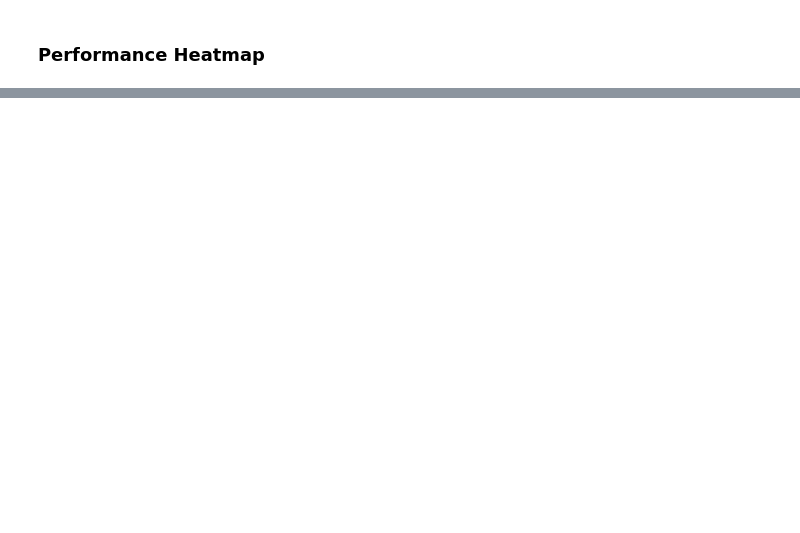
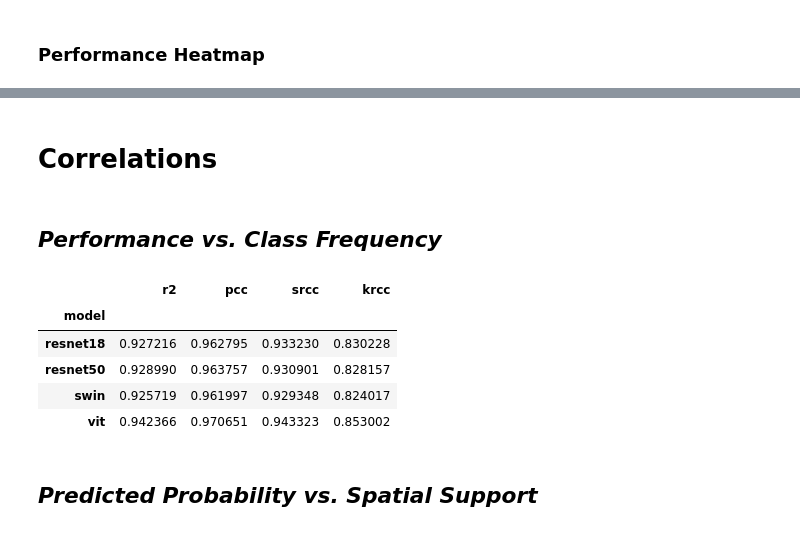
Before and after one commit to masseygeo/earthscape, a Jupyter notebook: notebooks/analysis_cls.ipynb, the cells around one changed output, grey strips where cells are left out. Drawn from its saved outputs; the diff is of its cells as text; code cells hidden in the pictures; blank space fills up the shorter version.

```diff
--- a/notebooks/analysis_cls.ipynb
+++ b/notebooks/analysis_cls.ipynb
@@ -1263,0 +1092,38 @@ plt.show()
+# %% [markdown]
+# **Correlations**
+# %% [markdown]
+## *Performance vs. Class Frequency*
+# %%
+
+# paths to compiled data...
+compiled_path = os.path.join(assets_dir, 'compiled_class.csv')
+stats_path = glob.glob(r'../assets/data_eda/*imbalance_metrics.csv')[0]
+
+response = 'f1 (id)'
+predictor = 'N_eff'
+
+##### pre-processing & calculate correlation...
+df_compiled = pd.read_csv(compiled_path)
+df_stats = pd.read_csv(stats_path)
+df = pd.merge(left=df_compiled, right=df_stats, how='inner', on='class')
+
+
+df_corr = pd.DataFrame({
+    "r2": df.groupby(['model', 'input']).apply(lambda g: g[predictor].corr(g[response], method="pearson"))**2,
+    "pcc": df.groupby(['model', 'input']).apply(lambda g: g[predictor].corr(g[response], method="pearson")),
+    "srcc": df.groupby(['model', 'input']).apply(lambda g: g[predictor].corr(g[response], method="spearman")),
+    "krcc": df.groupby(['model', 'input']).apply(lambda g: g[predictor].corr(g[response], method="kendall"))
+    })
+
+df_corr_avg = df_corr.groupby('model').mean()
+df_corr_avg.to_csv(f"{ASSETS_DIR}/baselines/classification/correlation_n_effective.csv")
+df_corr_avg
+# %% [output]
+|  | r2 | pcc | srcc | krcc |
+| model |  |  |  |  |
+| resnet18 | 0.927216 | 0.962795 | 0.933230 | 0.830228 |
+| resnet50 | 0.928990 | 0.963757 | 0.930901 | 0.828157 |
+| swin | 0.925719 | 0.961997 | 0.929348 | 0.824017 |
+| vit | 0.942366 | 0.970651 | 0.943323 | 0.853002 |
+# %% [markdown]
+## *Predicted Probability vs. Spatial Support*
```
Also changed, not shown: parts of 20 cells of this notebook, 10 other files.
